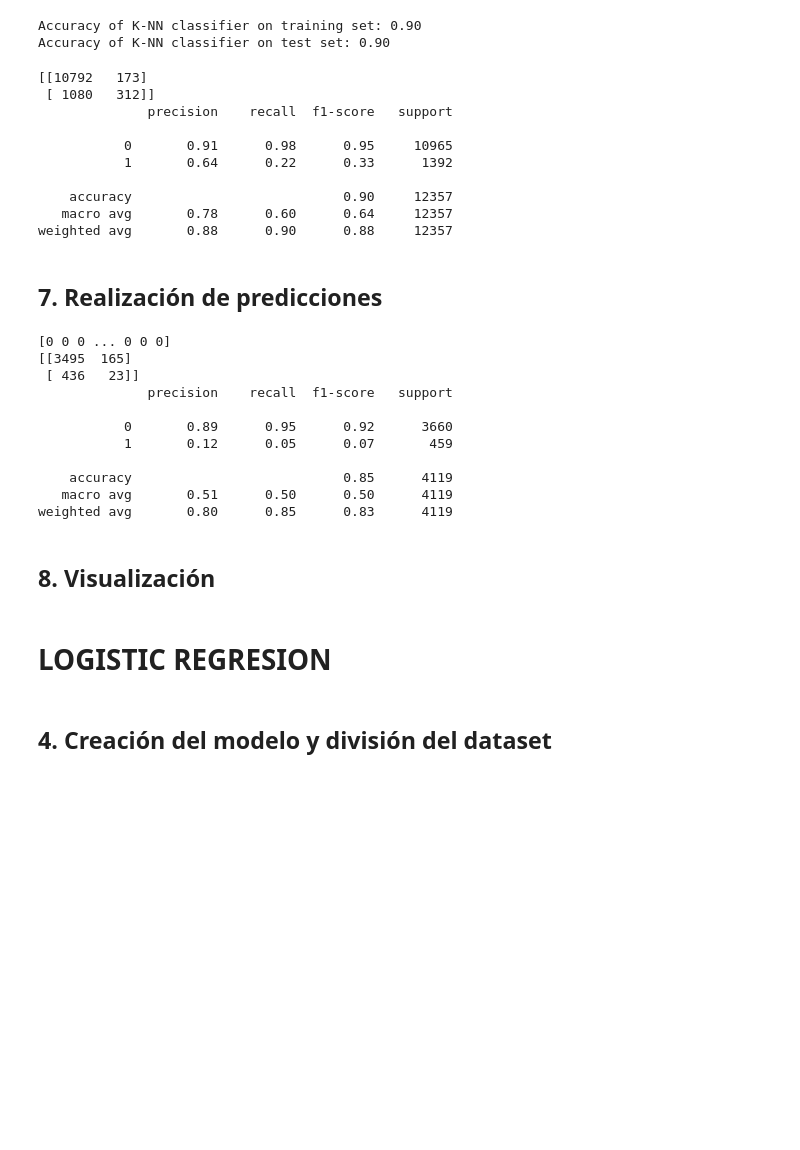
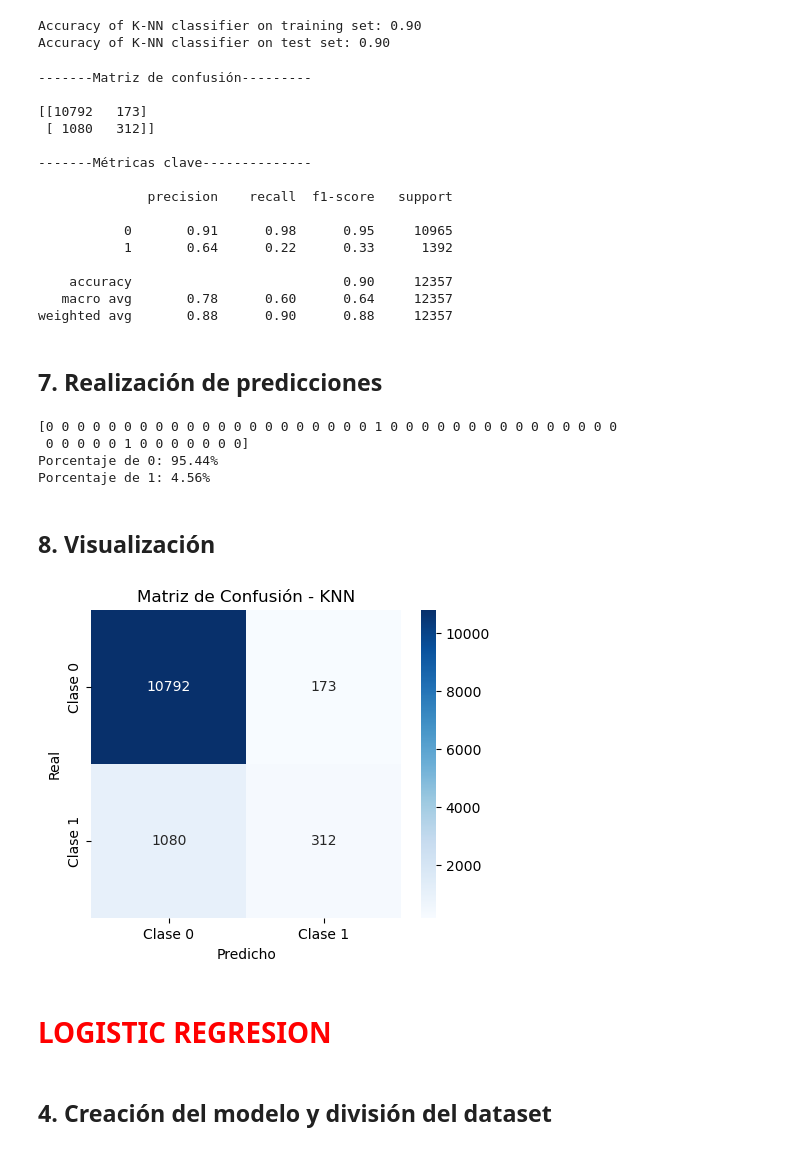
Before and after one commit to alexlloves/MachineLearningMethods, a Jupyter notebook: ML.UD2.Supervised-FinalProject.ipynb, the cells around one changed output. Saved outputs shown, nothing was run; the diff lists cells and outputs as text; code cells hidden in the pictures; blank space fills up the shorter version.

Commit message:
new titles

```diff
--- a/ML.UD2.Supervised-FinalProject.ipynb
+++ b/ML.UD2.Supervised-FinalProject.ipynb
@@ -343,12 +345,21 @@ Accuracy of K-NN classifier on test set: 0.90
 # %%
 pred = knn.predict(X_test)
 
-print(confusion_matrix(y_test, pred))
+cm = confusion_matrix(y_test, pred)
+print("-------Matriz de confusión---------\n")
+print(cm)
 
+
+print("\n-------Métricas clave--------------\n")
 print(classification_report(y_test, pred))
 # %% [output]
+-------Matriz de confusión---------
+
 [[10792   173]
  [ 1080   312]]
+
+-------Métricas clave--------------
+
               precision    recall  f1-score   support
 
            0       0.91      0.98      0.95     10965
@@ -359,34 +370,36 @@ print(classification_report(y_test, pred))
 weighted avg       0.88      0.90      0.88     12357
 # %% [markdown]
 ## 7. Realización de predicciones
-# %%
-# Predice del test
-pred = knn.predict(dt_nuevo_scaler)
-print(pred)
-
-ytest = np.random.choice(y_test, size=4119, replace=False)
-
-
-print(confusion_matrix(ytest, pred))
-
-
-print(classification_report(ytest, pred))
-# %% [output]
-[0 0 0 ... 0 0 0]
-[[3495  165]
- [ 436   23]]
-              precision    recall  f1-score   support
-
-           0       0.89      0.95      0.92      3660
-           1       0.12      0.05      0.07       459
-
-    accuracy                           0.85      4119
-   macro avg       0.51      0.50      0.50      4119
-weighted avg       0.80      0.85      0.83      4119
+# %%
+# Predice del test
+pred = knn.predict(dt_nuevo_scaler)
+print(pred[:50])
+
+
+# Calcular porcentajes
+percent_0 = np.mean(pred == 0) * 100
+percent_1 = np.mean(pred == 1) * 100
+
+print(f"Porcentaje de 0: {percent_0:.2f}%")
+print(f"Porcentaje de 1: {percent_1:.2f}%")
+# %% [output]
+[0 0 0 0 0 0 0 0 0 0 0 0 0 0 0 0 0 0 0 0 0 1 0 0 0 0 0 0 0 0 0 0 0 0 0 0 0
+ 0 0 0 0 0 1 0 0 0 0 0 0 0]
+Porcentaje de 0: 95.44%
+Porcentaje de 1: 4.56%
 # %% [markdown]
 ## 8. Visualización
+# %%
+plt.figure(figsize=(5,4))
+sns.heatmap(cm, annot=True, fmt="d", cmap="Blues", xticklabels=["Clase 0", "Clase 1"], yticklabels=["Clase 0", "Clase 1"])
+plt.xlabel("Predicho")
+plt.ylabel("Real")
+plt.title("Matriz de Confusión - KNN")
+plt.show()
+# %% [output]
+[figure, added]
 # %% [markdown]
-<h1>LOGISTIC REGRESION</h1>
+<h1 style="color: red; font-size: 50px;">LOGISTIC REGRESION</h1>
 # %% [markdown]
 ## 4. Creación del modelo y división del dataset
 # %%
```
Also changed, not shown: parts of 5 cells of this notebook.
